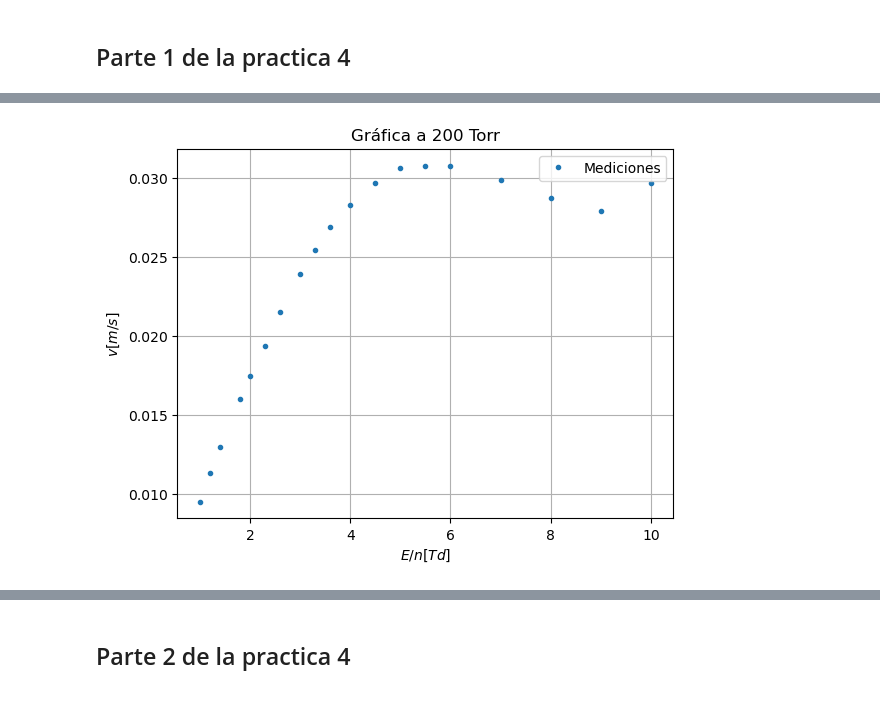
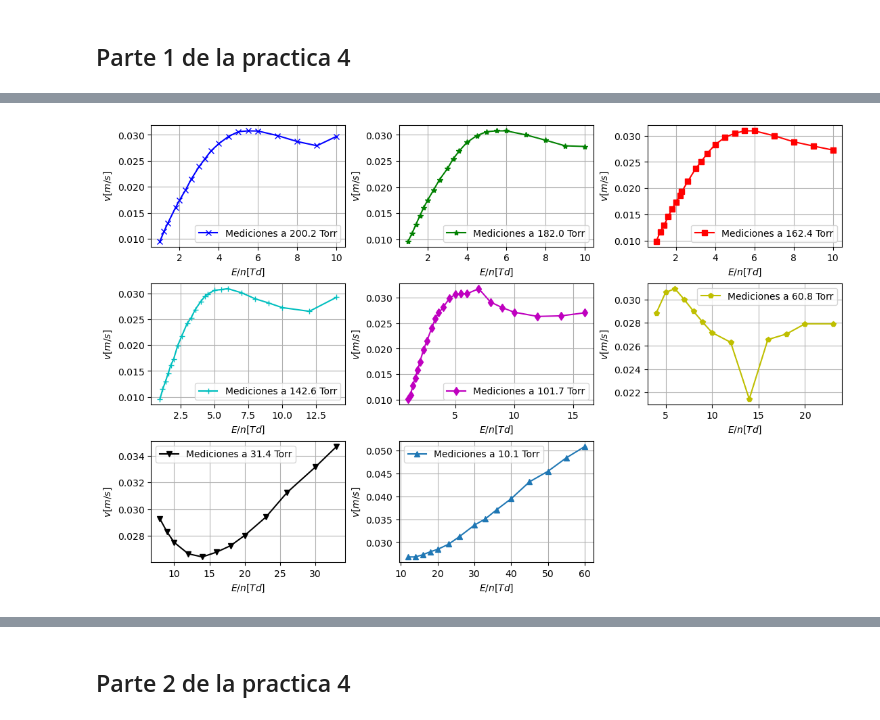
Before and after one commit to Alexi5omg/Labo-Contemporanea-I, a Jupyter notebook: Practica_de_ejemplo/AnalisisP4.ipynb, the cells around one changed output, grey strips where cells are left out. Drawn from its saved outputs; the diff is of its cells as text; code cells hidden in the pictures.

```diff
--- a/Practica_de_ejemplo/AnalisisP4.ipynb
+++ b/Practica_de_ejemplo/AnalisisP4.ipynb
@@ -133,12 +132,34 @@ with open('10T.csv', mode='r') as archivo:
 # %%
+#Calculo de las velocidades
 d = 0.03 #m
-v = d/T
-
-plt.plot(En,v,'.',label='Mediciones')
-plt.title('Gráfica a 200 Torr')
-plt.ylabel(r'$v [m/s]$'), plt.xlabel(r'$E/n [Td]$')
-plt.legend()
-plt.grid()
-plt.show()
+vlist = []
+for i in range(len(Tlist)):
+    vlist.append(d/Tlist[i])
+#Para las graficas
+formatlist = ['bx-','g*-','rs-','c+-','md-','yp-','kv-','^-']
+Presionlist = ['200.2 Torr','182.0 Torr','162.4 Torr','142.6 Torr','101.7 Torr','60.8 Torr','31.4 Torr','10.1 Torr']
-# %% [output]
-[figure, removed]
+# %%
+#Graficas por separado
+
+def coord(line,dimension):
+  contador =  0
+  y = line%(dimension)
+  while line >= dimension:
+    line = line - (dimension)
+    contador += 1
+  x = contador
+  new_coord = [x,y]
+  return new_coord
+
+
+fig , ejes = plt.subplots(3,3,figsize = (11,7), layout="constrained")
+for i in range(len(Tlist)):
+    x,y = coord(i,3)
+    ejes[x,y].plot(Enlist[i],vlist[i],formatlist[i],label='Mediciones a '+ Presionlist[i])
+    ejes[x,y].set_ylabel(r'$v [m/s]$'), ejes[x,y].set_xlabel(r'$E/n [Td]$')
+    ejes[x,y].legend(), ejes[x,y].grid()
+
+ejes[2,2].remove()
+plt.show()
+# %% [output]
+[figure, added]
```
Also changed, not shown: parts of 9 cells of this notebook.
